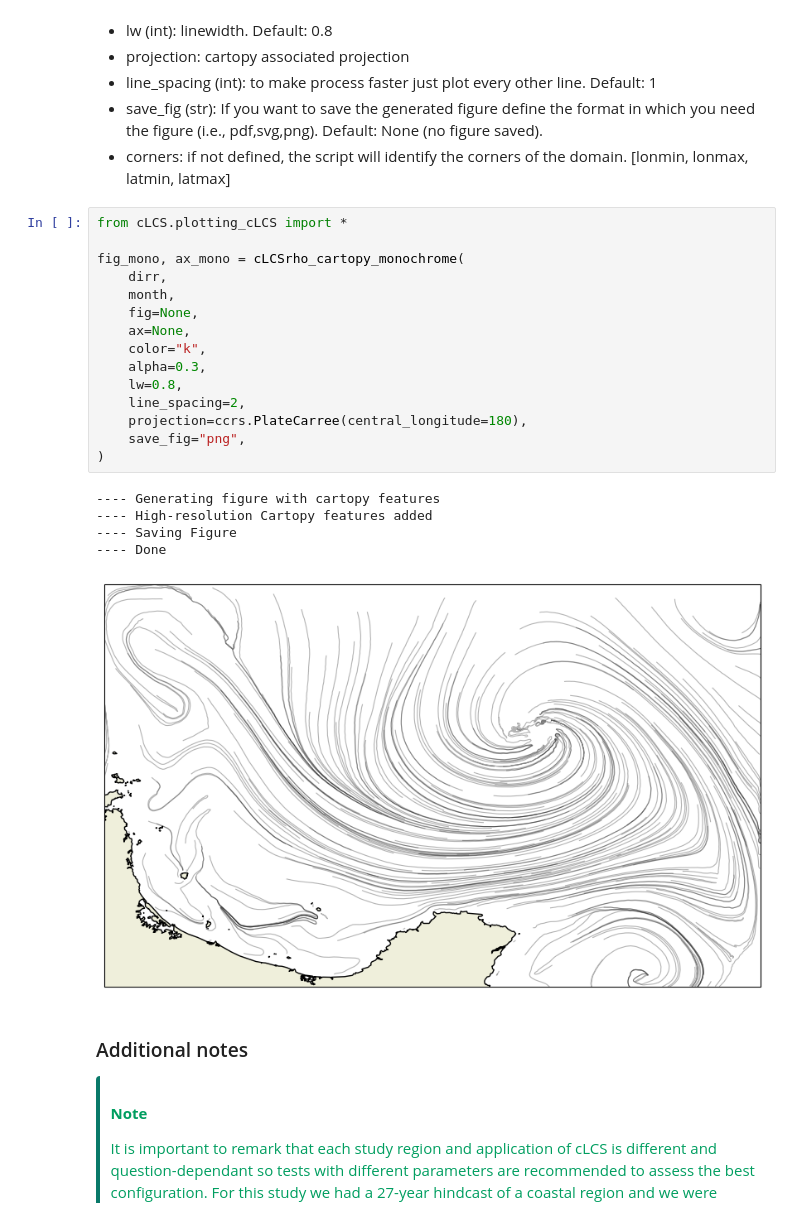
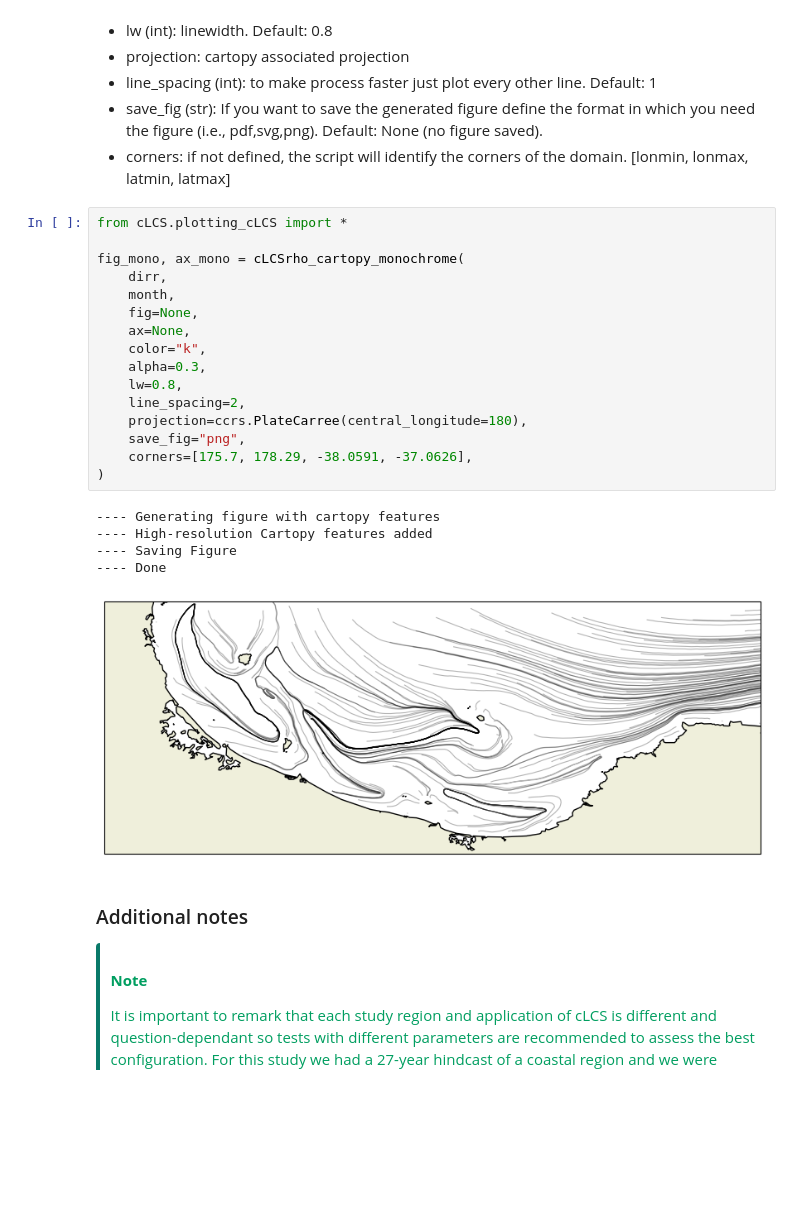
Before and after one commit to MireyaMMO/cLCS, a Jupyter notebook: examples/01_cLCS_complete_run.ipynb, the cells around one changed output. Saved outputs shown, nothing was run; the diff lists cells and outputs as text; blank space fills up the shorter version.

```diff
--- a/examples/01_cLCS_complete_run.ipynb
+++ b/examples/01_cLCS_complete_run.ipynb
@@ -249,24 +265,25 @@ Parameters:
 # %%
 from cLCS.plotting_cLCS import *
 
 fig_mono, ax_mono = cLCSrho_cartopy_monochrome(
     dirr,
     month,
     fig=None,
     ax=None,
     color="k",
     alpha=0.3,
     lw=0.8,
     line_spacing=2,
     projection=ccrs.PlateCarree(central_longitude=180),
     save_fig="png",
+    corners=[175.7, 178.29, -38.0591, -37.0626],
 )
 # %% [output]
 ---- Generating figure with cartopy features
 ---- High-resolution Cartopy features added
 ---- Saving Figure
 ---- Done
-[figure, old version]
+[figure, new version]
 # %% [markdown]
 ### Additional notes
 <div class="warning" style='padding:0.1em; background-color:#FFFFFF; color:#009E60; border-left: solid #097969 4px; border-radius: 4px; padding:0.7em;'>
```
Also changed, not shown: parts of 7 cells of this notebook, 5 other files.
